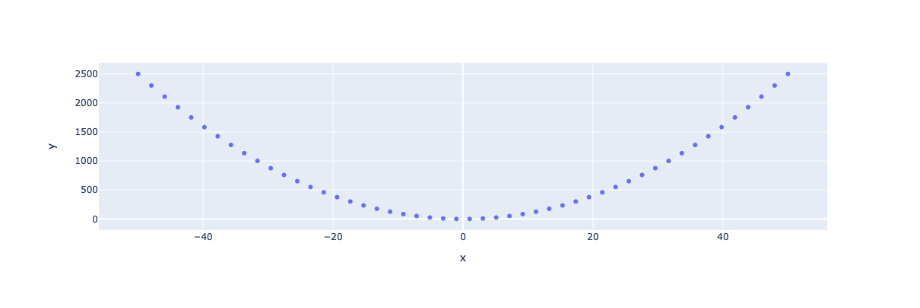
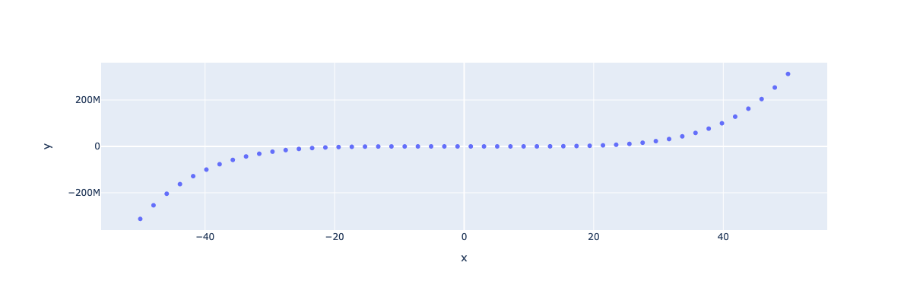
Before and after one commit to raks-tt/my-notebooks-repo, a Jupyter notebook: experiment1.ipynb, the cells around one changed output. Drawn from its saved outputs; the diff is of its cells as text; code cells hidden in the pictures.

```diff
--- a/experiment1.ipynb
+++ b/experiment1.ipynb
@@ -4,7 +4,7 @@ import plotly.express as px
 # x-axis data points
 x = np.linspace(start=-50, stop=50)
 # y-axis data points
-y = x ** 2
+y = x ** 5
 # define the plot
 fig = px.scatter(x=x, y=y)
 fig.show()
@@ -13 +12 @@ fig.show()
-[figure, old version]
+[figure, new version]
```
Also changed, not shown: parts of 1 cell of this notebook.
